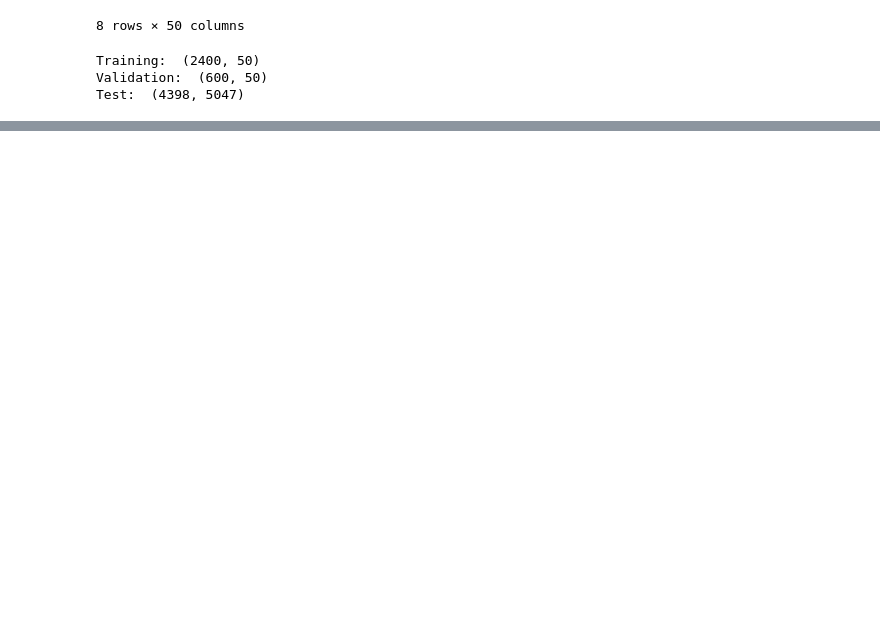
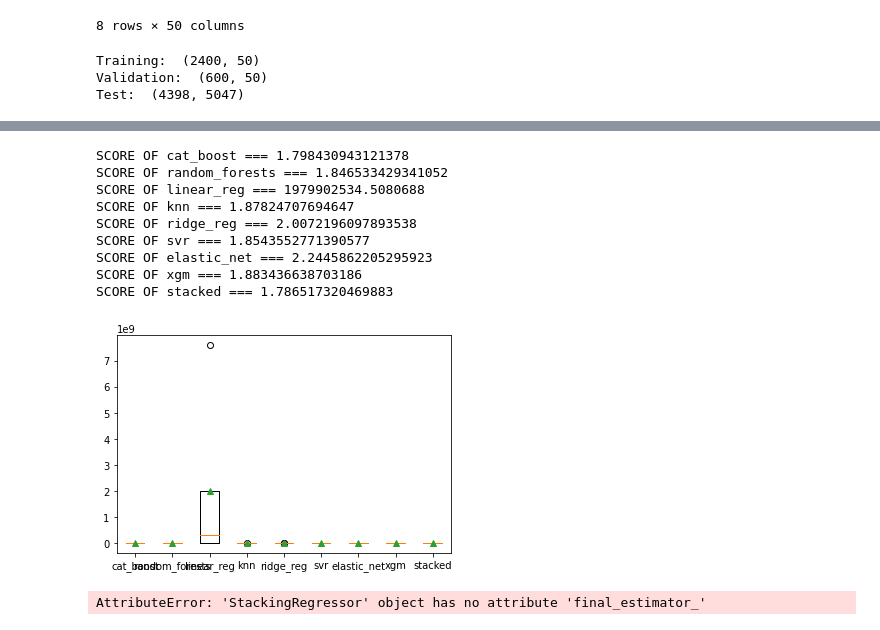
Before and after one commit to z5219951/revenue, a Jupyter notebook: model.ipynb, the cells around one changed output, grey strips where cells are left out. Cells and saved outputs as stored; diff of their text form; code cells hidden in the pictures; blank space fills up the shorter version.

Commit message:
Nearly done, just have one bug to fix

```diff
--- a/model.ipynb
+++ b/model.ipynb
@@ -252,6 +126,0 @@ Alpha:1.000000, R2:0.522, MSE:4.44, RMSE:2.11
-# %%
-ridge_reg=Ridge(alpha=0.001, normalize=True).fit(X_tr,y_tr)
-ypred = ridge_reg.predict(X_val)
-score = model.score(X_val,y_val)
-mse = mean_squared_error(y_val,ypred)
-print("R2:{0:.3f}, MSE:{1:.2f}, RMSE:{2:.2f}".format(score, mse,np.sqrt(mse)))
@@ -362,0 +182,20 @@ np.sqrt(mean_squared_error(y_val, xgb_res))
+# %%
+# Compare with just models themselves without stacking
+def get_models():
+    models = dict()
+    models['cat_boost'] = CatBoostRegressor(loss_function='RMSE', logging_level='Silent', depth = 9, early_stopping_rounds = 200, iterations = 1000, eval_metric='RMSE', learning_rate = 0.01)
+    models['random_forests'] = RandomForestRegressor(n_estimators = 3000, max_depth = 9, criterion='mse')
+    models['linear_reg'] = LinearRegression()
+    models['knn'] = KNeighborsRegressor(n_neighbors=10, weights='distance', p=5)
+    models['ridge_reg'] = Ridge(alpha=0.001, normalize=True)
+    models['svr'] = SVR(kernel='rbf',C=2.0, epsilon=0.2, gamma='auto')
+    models['elastic_net'] = ElasticNet(alpha=0.001, normalize=True)
+    models['xgm'] = xgb.XGBRegressor()
+    models['stacked'] = get_stack()
+    return models
+# %%
+# Cross Validation
+def evaluate_model(model):
+    cv = KFold(n_splits = k, random_state = 10, shuffle=True)
+    scores = cross_val_score(model, X, y, scoring='neg_root_mean_squared_error', cv=cv, n_jobs=1, error_score='raise')
+    return scores
@@ -362,0 +212,27 @@ np.sqrt(mean_squared_error(y_val, xgb_res))
+# %%
+# Show Results - Please Be Patient, This Will Take A While
+models = get_models()
+results, names = list(), list()
+for name, model in models.items():
+    scores = evaluate_model(model)
+    results.append(-scores)
+    names.append(name)
+    print("SCORE OF {} === {}".format(name, -mean(scores)))
+plt.boxplot(results, labels=names, showmeans=True)
+plt.show()
+# %% [output]
+SCORE OF cat_boost === 1.798430943121378
+SCORE OF random_forests === 1.846533429341052
+SCORE OF linear_reg === 1979902534.5080688
+SCORE OF knn === 1.87824707694647
+SCORE OF ridge_reg === 2.0072196097893538
+SCORE OF svr === 1.8543552771390577
+SCORE OF elastic_net === 2.2445862205295923
+SCORE OF xgm === 1.883436638703186
+SCORE OF stacked === 1.786517320469883
+[figure, added]
+# %%
+# Prediction
+predictions = models['stacked'].predict(test)
+# %% [output]
+AttributeError: 'StackingRegressor' object has no attribute 'final_estimator_'
```
Also changed, not shown: parts of 47 cells of this notebook, 4 other files.
